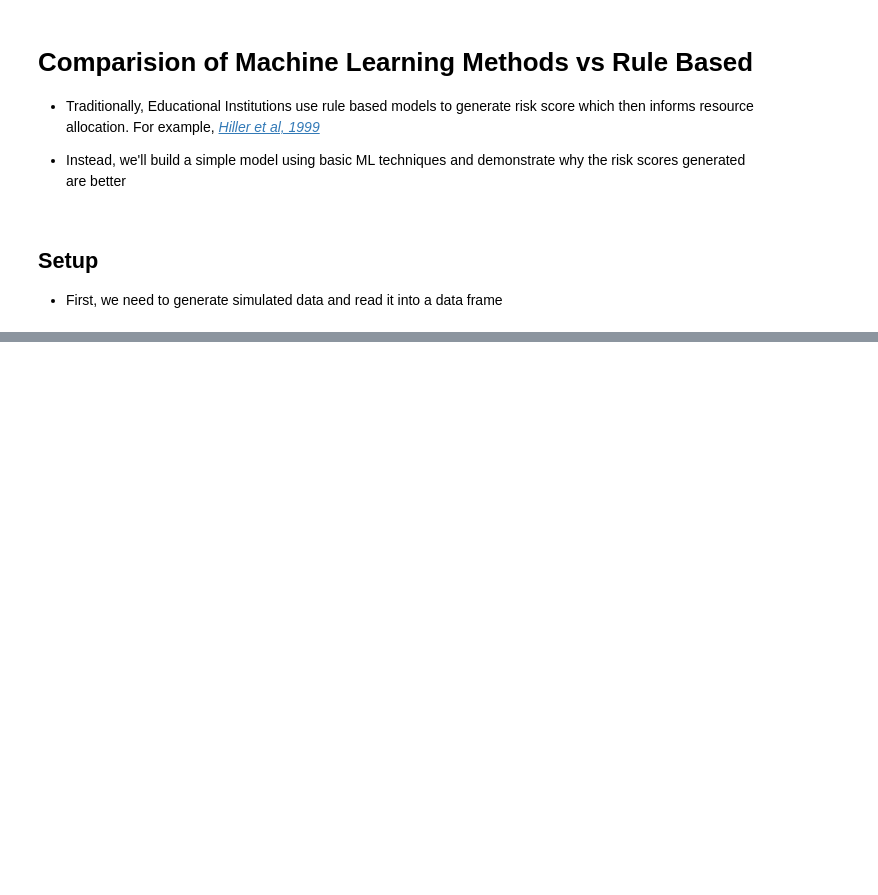
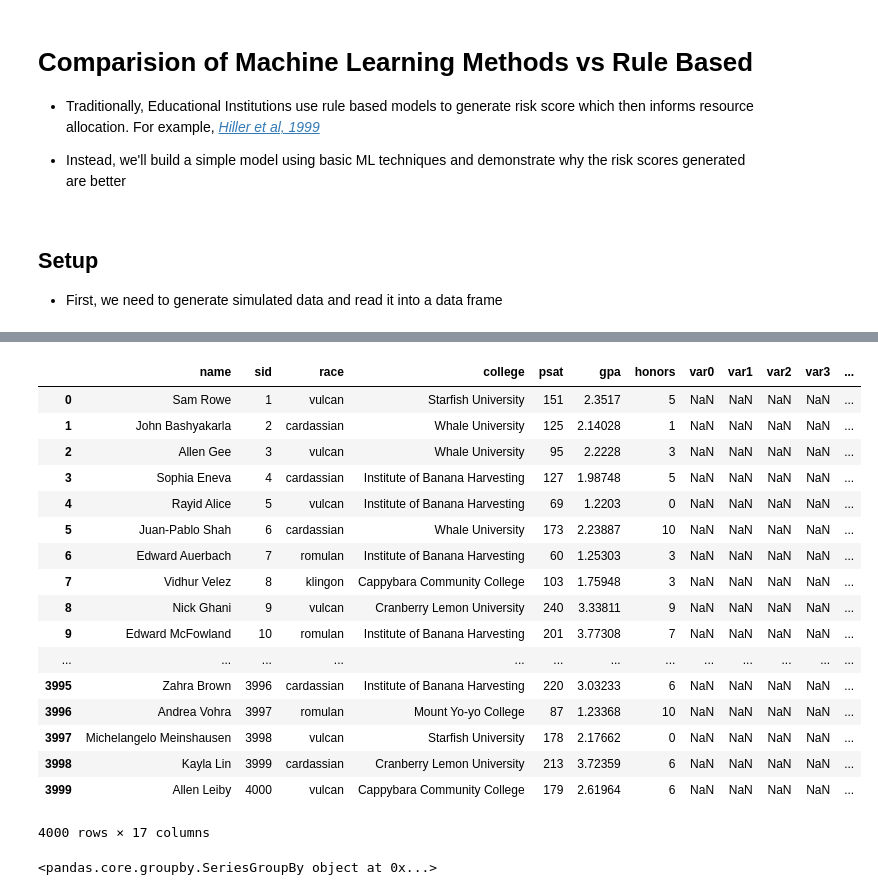
Before and after one commit to hunterowens/machine-learning-in-edu, a Jupyter notebook: EduMLvsRuleBased.ipynb, the cells around one changed output, grey strips where cells are left out. Cells and saved outputs as stored; diff of their text form; code cells hidden in the pictures; blank space fills up the shorter version.

```diff
--- a/EduMLvsRuleBased.ipynb
+++ b/EduMLvsRuleBased.ipynb
@@ -37,0 +13,25 @@ student_df
+# %%
+stud_df
+# %% [output]
+|  | name | sid | race | college | psat | gpa | honors | var0 | var1 | var2 | var3 | ... |
+| 0 | Sam Rowe | 1 | vulcan | Starfish University | 151 | 2.3517 | 5 | NaN | NaN | NaN | NaN | ... |
+| 1 | John Bashyakarla | 2 | cardassian | Whale University | 125 | 2.14028 | 1 | NaN | NaN | NaN | NaN | ... |
+| 2 | Allen Gee | 3 | vulcan | Whale University | 95 | 2.2228 | 3 | NaN | NaN | NaN | NaN | ... |
+| 3 | Sophia Eneva | 4 | cardassian | Institute of Banana Harvesting | 127 | 1.98748 | 5 | NaN | NaN | NaN | NaN | ... |
+| 4 | Rayid Alice | 5 | vulcan | Institute of Banana Harvesting | 69 | 1.2203 | 0 | NaN | NaN | NaN | NaN | ... |
+| 5 | Juan-Pablo Shah | 6 | cardassian | Whale University | 173 | 2.23887 | 10 | NaN | NaN | NaN | NaN | ... |
+| 6 | Edward Auerbach | 7 | romulan | Institute of Banana Harvesting | 60 | 1.25303 | 3 | NaN | NaN | NaN | NaN | ... |
+| 7 | Vidhur Velez | 8 | klingon | Cappybara Community College | 103 | 1.75948 | 3 | NaN | NaN | NaN | NaN | ... |
+| 8 | Nick Ghani | 9 | vulcan | Cranberry Lemon University | 240 | 3.33811 | 9 | NaN | NaN | NaN | NaN | ... |
+| 9 | Edward McFowland | 10 | romulan | Institute of Banana Harvesting | 201 | 3.77308 | 7 | NaN | NaN | NaN | NaN | ... |
+| ... | ... | ... | ... | ... | ... | ... | ... | ... | ... | ... | ... | ... |
+| 3995 | Zahra Brown | 3996 | cardassian | Institute of Banana Harvesting | 220 | 3.03233 | 6 | NaN | NaN | NaN | NaN | ... |
+| 3996 | Andrea Vohra | 3997 | romulan | Mount Yo-yo College | 87 | 1.23368 | 10 | NaN | NaN | NaN | NaN | ... |
+| 3997 | Michelangelo Meinshausen | 3998 | vulcan | Starfish University | 178 | 2.17662 | 0 | NaN | NaN | NaN | NaN | ... |
+| 3998 | Kayla Lin | 3999 | cardassian | Cranberry Lemon University | 213 | 3.72359 | 6 | NaN | NaN | NaN | NaN | ... |
+| 3999 | Allen Leiby | 4000 | vulcan | Cappybara Community College | 179 | 2.61964 | 6 | NaN | NaN | NaN | NaN | ... |
+4000 rows × 17 columns
+# %%
+stud_df.groupby('college')['gpa'].as
+# %% [output]
+<pandas.core.groupby.SeriesGroupBy object at 0x...>
```
Also changed, not shown: parts of 2 cells of this notebook.
